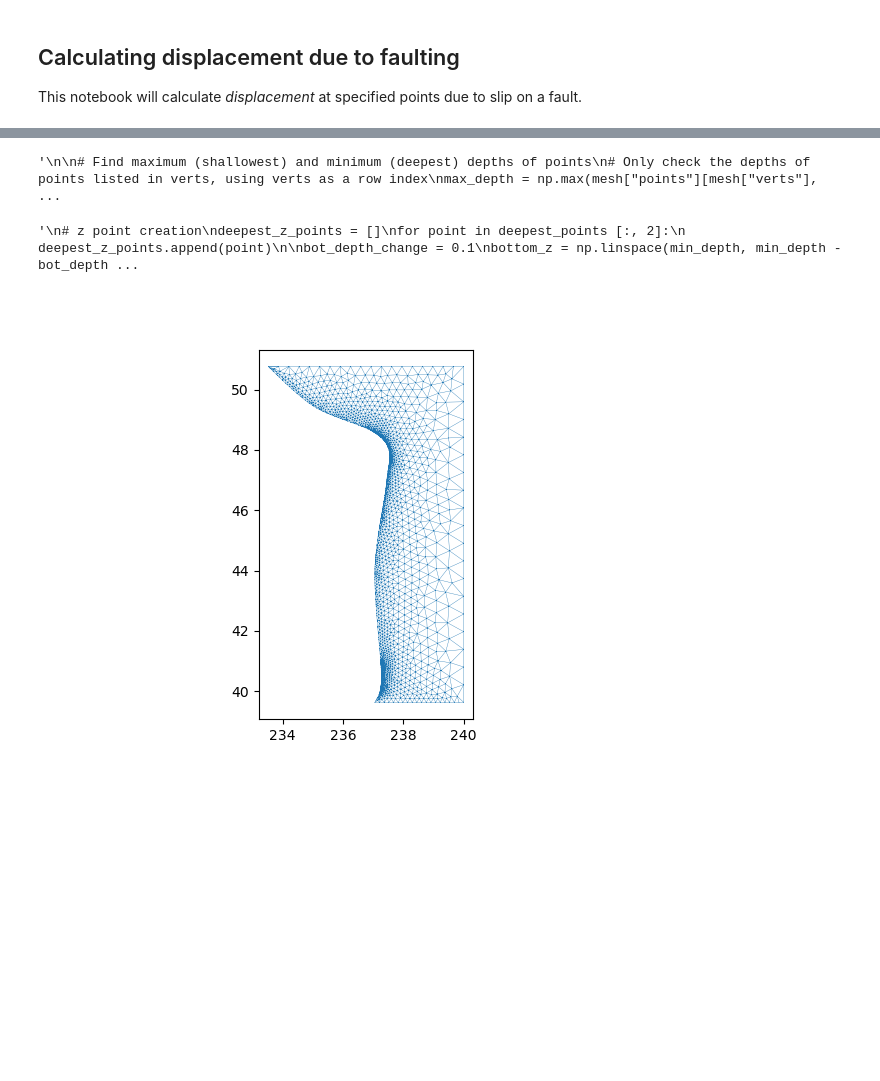
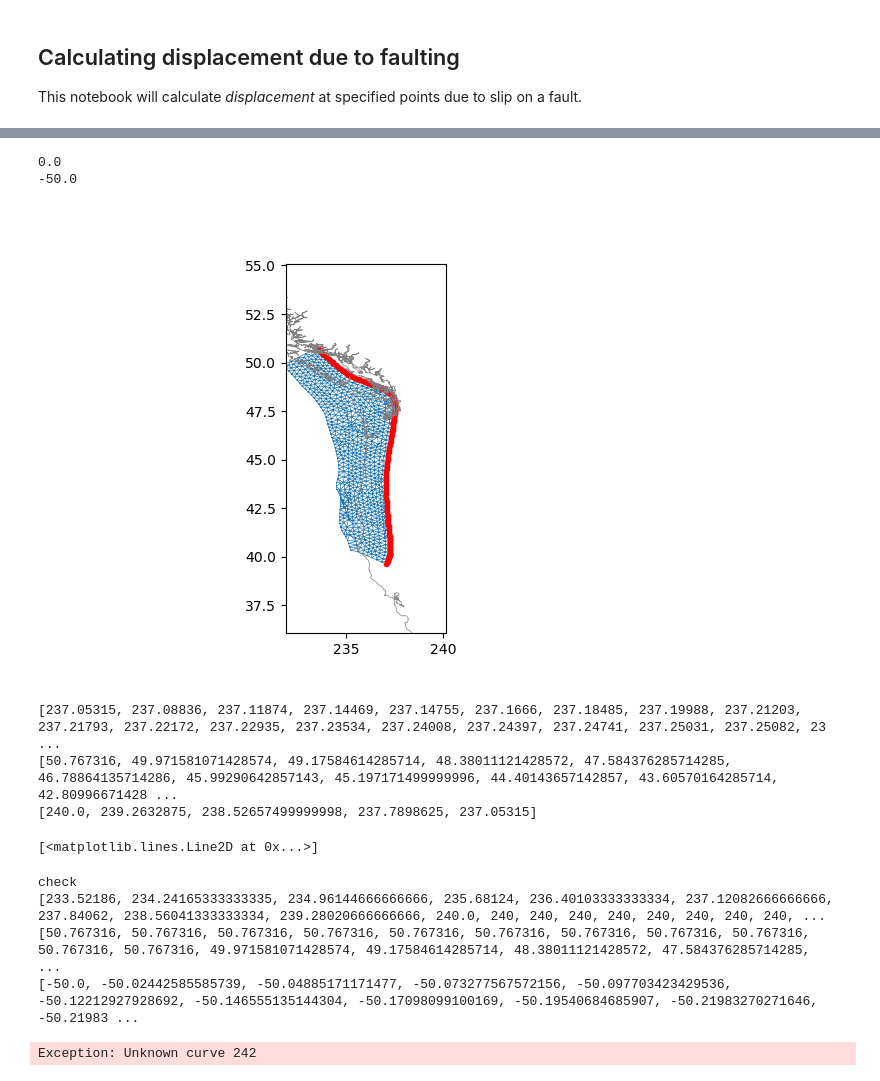
Before and after one commit to jploveless/fault_displacement, a Jupyter notebook: meshtesting.ipynb, the cells around one changed output, grey strips where cells are left out. Cells and saved outputs as stored; diff of their text form; code cells hidden in the pictures; blank space fills up the shorter version.

```diff
--- a/meshtesting.ipynb
+++ b/meshtesting.ipynb
@@ -252,6 +252,4 @@ plt.show()
 # %%
-'''
-
 # Find maximum (shallowest) and minimum (deepest) depths of points
 # Only check the depths of points listed in verts, using verts as a row index
 max_depth = np.max(mesh["points"][mesh["verts"], 2])
@@ -288,9 +286,9 @@ min_lat_x = mesh["points"][lowest_point_index, 0]
 max_lat_x = mesh["points"][highest_point_index, 0]
 
 # grouping points for mesh creation
-top_x = np.linspace(max_lat_x, 240, 20)
-bottom_x = np.linspace(min_lat_x, 240, 20)
-side_y = np.linspace(min_lat, max_lat, 20)
+top_x = np.linspace(max_lat_x, 240, 10)
+bottom_x = np.linspace(min_lat_x, 240, 5)
+side_y = np.linspace(min_lat, max_lat, 15)
 
 top_y_points = []
 bottom_y_points = []
@@ -327,47 +325,51 @@ deepest_pairs = {}
 for i in range(len(deepest_x)):
     deepest_pairs[deepest_y_points[i]] = deepest_x[i]
 deepest_y_points.sort()
 
 deepest_x_points = []
 for i in range(len(deepest_x)):
     sorted_i = deepest_pairs.get(deepest_y_points[i])
     deepest_x_points.append(sorted_i)
 
 print(deepest_x_points)
 
 side_y_points = side_y.tolist()
 side_y_points.sort()
 side_y_points.reverse()
 print(side_y_points)
 
 bottom_x_points.sort()
 bottom_x_points.reverse()
 print(bottom_x_points)
 
 
 # plotting sides
 ax.plot(top_x_points, top_y_points, '-m.')
 ax.plot(bottom_x_points, bottom_y_points, '-m.')
 ax.plot(side_x_points, side_y_points, '-m.')
 
 # plotting just two points for perimeter
 ax.plot(240, max_lat, 'bo')
 ax.plot(240, min_lat, 'bo')
-'''
 # %% [output]
-'\n\n# Find maximum (shallowest) and minimum (deepest) depths of points\n# Only check the depths of points listed in verts, using verts as a row index\nmax_depth = np.max(mesh["points"][mesh["verts"], ...
+0.0
+-50.0
+[figure, added]
+[237.05315, 237.08836, 237.11874, 237.14469, 237.14755, 237.1666, 237.18485, 237.19988, 237.21203, 237.21793, 237.22172, 237.22935, 237.23534, 237.24008, 237.24397, 237.24741, 237.25031, 237.25082, 23 ...
+[50.767316, 49.971581071428574, 49.17584614285714, 48.38011121428572, 47.584376285714285, 46.78864135714286, 45.99290642857143, 45.197171499999996, 44.40143657142857, 43.60570164285714, 42.80996671428 ...
+[240.0, 239.2632875, 238.52657499999998, 237.7898625, 237.05315]
+[<matplotlib.lines.Line2D at 0x...>]
 # %%
-'''
 # z point creation
 deepest_z_points = []
 for point in deepest_points [:, 2]:
     deepest_z_points.append(point)
 
 bot_depth_change = 0.1
-bottom_z = np.linspace(min_depth, min_depth - bot_depth_change, 20)
+bottom_z = np.linspace(min_depth, min_depth - bot_depth_change, 5)
 top_depth_change = bot_depth_change * (240 - max_lat_x) / (240 - min_lat_x)
-top_z = np.linspace(min_depth, min_depth - top_depth_change, 20)
-side_z = np.linspace((min_depth - bot_depth_change), (min_depth - top_depth_change), 20)[:,0]
+top_z = np.linspace(min_depth, min_depth - top_depth_change, 10)
+side_z = np.linspace((min_depth - bot_depth_change), (min_depth - top_depth_change), 15)[:,0]
 
 bottom_z_points = []
 for point in bottom_z:
@@ -388,18 +390,18 @@ for list in top_z:
 
 # removing doubled up points
 
-del top_x_points[19]
-del top_y_points[19]
-del top_z_points[19]
-del side_x_points[19]
-del side_y_points[19]
-del side_z_points[19]
-del bottom_x_points[19]
-del bottom_z_points[19]
-del bottom_y_points[19]
-del deepest_x_points[211]
-del deepest_y_points[211]
-del deepest_z_points[211]
+# del top_x_points[19]
+# del top_y_points[19]
+# del top_z_points[19]
+# del side_x_points[19]
+# del side_y_points[19]
+# del side_z_points[19]
+# del bottom_x_points[19]
+# del bottom_z_points[19]
+# del bottom_y_points[19]
+# del deepest_x_points[211]
+# del deepest_y_points[211]
+# del deepest_z_points[211]
 
 
 
@@ -415,14 +417,14 @@ else:
 print(mesh_x)
 print(mesh_y)
 print(mesh_z)
-
-'''
 # %% [output]
-'\n# z point creation\ndeepest_z_points = []\nfor point in deepest_points [:, 2]:\n    deepest_z_points.append(point)\n\nbot_depth_change = 0.1\nbottom_z = np.linspace(min_depth, min_depth - bot_depth ...
+check
+[233.52186, 234.24165333333335, 234.96144666666666, 235.68124, 236.40103333333334, 237.12082666666666, 237.84062, 238.56041333333334, 239.28020666666666, 240.0, 240, 240, 240, 240, 240, 240, 240, 240, ...
+[50.767316, 50.767316, 50.767316, 50.767316, 50.767316, 50.767316, 50.767316, 50.767316, 50.767316, 50.767316, 50.767316, 49.971581071428574, 49.17584614285714, 48.38011121428572, 47.584376285714285,  ...
+[-50.0, -50.02442585585739, -50.04885171171477, -50.073277567572156, -50.097703423429536, -50.12212927928692, -50.146555135144304, -50.17098099100169, -50.19540684685907, -50.21983270271646, -50.21983 ...
 # %%
-'''
+
 # set up
-
 if gmsh.isInitialized() == 0:
         gmsh.initialize()
 gmsh.option.setNumber("General.Verbosity", 0)
@@ -436,7 +438,7 @@ gmsh.clear()
 # Other perimeter control points
 
 # Define a nominal element size
-source_el_size = 1
+source_el_size = 5
 
 # Use Gmsh to create the mesh
 # Gmsh needs geometric elements defined in order of dimension:
@@ -464,21 +466,20 @@ for i in range(j+2):
     lines.append(i)
 
 # Define curve loop (perimeter), referencing the ordered indices of the lines
-gmsh.model.geo.addCurveLoop([0, 1, 2, 3, 4, 5, 6, 7, 8, 9, 10, 11, 12, 13, 14, 15, 16, 17, 18, 19, 20, 21, 22, 23, 24, 25, 26, 27, 28, 29, 30, 31, 32, 33, 34, 35, 36, 37, 38, 39, 40, 41, 42, 43, 44, 45, 46, 47, 48, 49, 50, 51, 52, 53, 54, 55, 56, 57, 58, 59, 60, 61, 62, 63, 64, 65, 66, 67, 68, 69, 70, 71, 72, 73, 74, 75, 76, 77, 78, 79, 80, 81, 82, 83, 84, 85, 86, 87, 88, 89, 90, 91, 92, 93, 94, 95, 96, 97, 98, 99, 100, 101, 102, 103, 104, 105, 106, 107, 108, 109, 110, 111, 112, 113, 114, 115, 116, 117, 118, 119, 120, 121, 122, 123, 124, 125, 126, 127, 128, 129, 130, 131, 132, 133, 134, 135, 136, 137, 138, 139, 140, 141, 142, 143, 144, 145, 146, 147, 148, 149, 150, 151, 152, 153, 154, 155, 156, 157, 158, 159, 160, 161, 162, 163, 164, 165, 166, 167, 168, 169, 170, 171, 172, 173, 174, 175, 176, 177, 178, 179, 180, 181, 182, 183, 184, 185, 186, 187, 188, 189, 190, 191, 192, 193, 194, 195, 196, 197, 198, 199, 200, 201, 202, 203, 204, 205, 206, 207, 208, 209, 210, 211, 212, 213, 214, 215, 216, 217, 218, 219, 220, 221, 222, 223, 224, 225, 226, 227, 228, 229, 230, 231, 232, 233, 234, 235, 236, 237, 238, 239, 240, 241, 242, 243, 244, 245, 246, 247, 248, 249, 250, 251, 252, 253, 254, 255, 256, 257, 258, 259, 260, 261, 262, 263, 264, 265, 266, 267], 1)
+gmsh.model.geo.addCurveLoop([0, 1, 2, 3, 4, 5, 6, 7, 8, 9, 10, 11, 12, 13, 14, 15, 16, 17, 18, 19, 20, 21, 22, 23, 24, 25, 26, 27, 28, 29, 30, 31, 32, 33, 34, 35, 36, 37, 38, 39, 40, 41, 42, 43, 44, 45, 46, 47, 48, 49, 50, 51, 52, 53, 54, 55, 56, 57, 58, 59, 60, 61, 62, 63, 64, 65, 66, 67, 68, 69, 70, 71, 72, 73, 74, 75, 76, 77, 78, 79, 80, 81, 82, 83, 84, 85, 86, 87, 88, 89, 90, 91, 92, 93, 94, 95, 96, 97, 98, 99, 100, 101, 102, 103, 104, 105, 106, 107, 108, 109, 110, 111, 112, 113, 114, 115, 116, 117, 118, 119, 120, 121, 122, 123, 124, 125, 126, 127, 128, 129, 130, 131, 132, 133, 134, 135, 136, 137, 138, 139, 140, 141, 142, 143, 144, 145, 146, 147, 148, 149, 150, 151, 152, 153, 154, 155, 156, 157, 158, 159, 160, 161, 162, 163, 164, 165, 166, 167, 168, 169, 170, 171, 172, 173, 174, 175, 176, 177, 178, 179, 180, 181, 182, 183, 184, 185, 186, 187, 188, 189, 190, 191, 192, 193, 194, 195, 196, 197, 198, 199, 200, 201, 202, 203, 204, 205, 206, 207, 208, 209, 210, 211, 212, 213, 214, 215, 216, 217, 218, 219, 220, 221, 222, 223, 224, 225, 226, 227, 228, 229, 230, 231, 232, 233, 234, 235, 236, 237, 238, 239, 240, 241], 1)
 
 # Define surface, referencing the index of the line loop
 gmsh.model.geo.addPlaneSurface([1], 0)
 gmsh.model.geo.synchronize()
-gmsh.write("horiz.geo_unrolled")
+gmsh.write("horiz_wide.geo_unrolled")
 # Generate and write the mesh. Writing a file allows use of meshio
 gmsh.model.mesh.generate(2)
-gmsh.write("horiz.msh")
+gmsh.write("horiz_wide.msh")
 gmsh.finalize()
-'''
 
 # Read and parse mesh
 horiz = dict()
-horizobj = meshio.read("horiz.msh")
+horizobj = meshio.read("horiz_wide.msh")
 horiz["points"] = horizobj.points
 horiz["verts"] = meshio.CellBlock("triangle", horizobj.get_cells_type("triangle")).data
 fig, ax = plt.subplots()
@@ -487,4 +488,4 @@ ax.triplot(horiz["points"][:, 0], horiz["points"][:, 1], horiz["verts"], linewid
 ax.set_aspect("equal")
 plt.show()
 # %% [output]
-[figure, removed]
+Exception: Unknown curve 242
```
Also changed, not shown: parts of 2 cells of this notebook, 3 other files.
